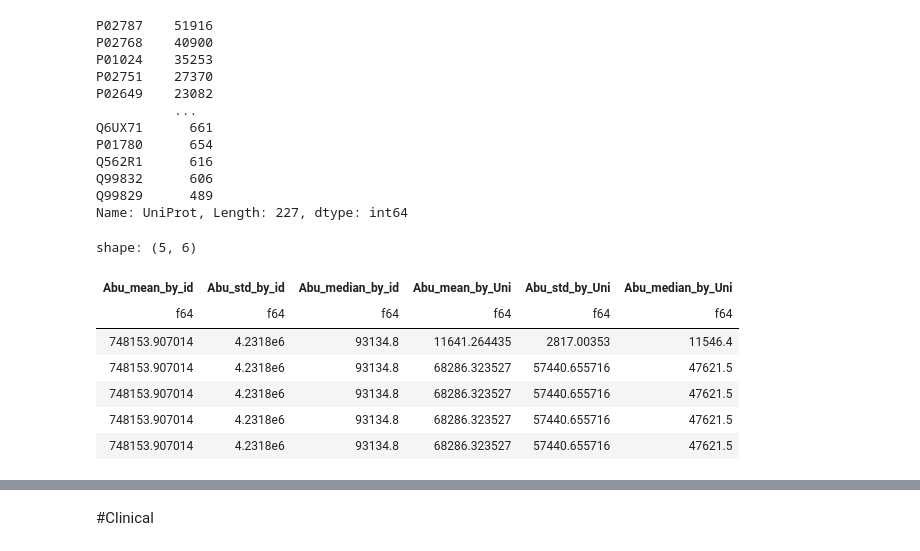
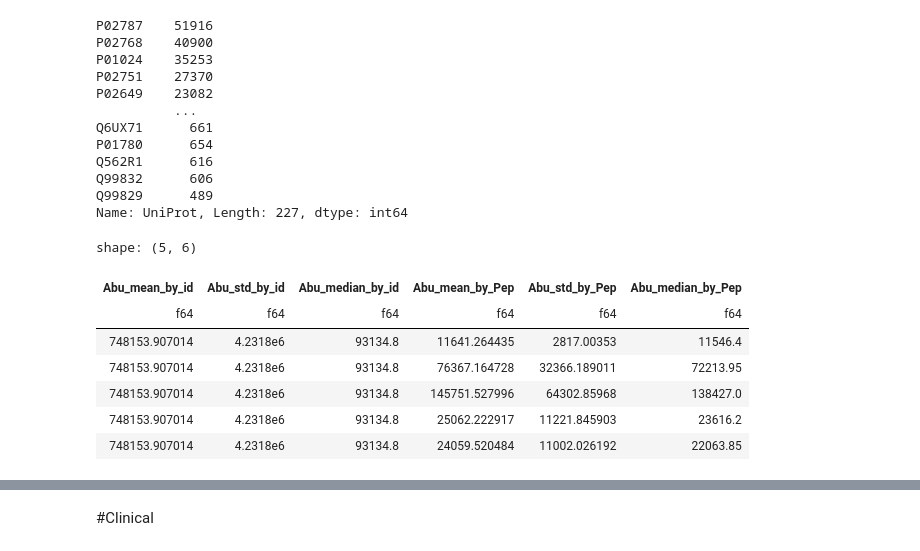
Before and after one commit to kunai-3txk/Compe_tonyobyo, a Jupyter notebook: AMP_FeatureStore.ipynb, the cells around one changed output, grey strips where cells are left out. Drawn from its saved outputs; the diff is of its cells as text; code cells hidden in the pictures.

```diff
--- a/AMP_FeatureStore.ipynb
+++ b/AMP_FeatureStore.ipynb
@@ -134,19 +144,19 @@ Name: UniProt, Length: 227, dtype: int64
 # %%
 train_peptides_ = pl.DataFrame(train_peptides).select([
     pl.mean('PeptideAbundance').over('visit_id').alias('Abu_mean_by_id')
    ,pl.std('PeptideAbundance').over('visit_id').alias('Abu_std_by_id')
    ,pl.median('PeptideAbundance').over('visit_id').alias('Abu_median_by_id')
-   ,pl.mean('PeptideAbundance').over('UniProt').alias('Abu_mean_by_Uni')
-   ,pl.std('PeptideAbundance').over('UniProt').alias('Abu_std_by_Uni')
-   ,pl.median('PeptideAbundance').over('UniProt').alias('Abu_median_by_Uni')
+   ,pl.mean('PeptideAbundance').over('Peptide').alias('Abu_mean_by_Pep')
+   ,pl.std('PeptideAbundance').over('Peptide').alias('Abu_std_by_Pep')
+   ,pl.median('PeptideAbundance').over('Peptide').alias('Abu_median_by_Pep')
 ])
 train_peptides_.head()
 # %% [output]
 shape: (5, 6)
-| Abu_mean_by_id | Abu_std_by_id | Abu_median_by_id | Abu_mean_by_Uni | Abu_std_by_Uni | Abu_median_by_Uni |
+| Abu_mean_by_id | Abu_std_by_id | Abu_median_by_id | Abu_mean_by_Pep | Abu_std_by_Pep | Abu_median_by_Pep |
 | f64 | f64 | f64 | f64 | f64 | f64 |
 | 748153.907014 | 4.2318e6 | 93134.8 | 11641.264435 | 2817.00353 | 11546.4 |
-| 748153.907014 | 4.2318e6 | 93134.8 | 68286.323527 | 57440.655716 | 47621.5 |
-| 748153.907014 | 4.2318e6 | 93134.8 | 68286.323527 | 57440.655716 | 47621.5 |
-| 748153.907014 | 4.2318e6 | 93134.8 | 68286.323527 | 57440.655716 | 47621.5 |
-| 748153.907014 | 4.2318e6 | 93134.8 | 68286.323527 | 57440.655716 | 47621.5 |
+| 748153.907014 | 4.2318e6 | 93134.8 | 76367.164728 | 32366.189011 | 72213.95 |
+| 748153.907014 | 4.2318e6 | 93134.8 | 145751.527996 | 64302.85968 | 138427.0 |
+| 748153.907014 | 4.2318e6 | 93134.8 | 25062.222917 | 11221.845903 | 23616.2 |
+| 748153.907014 | 4.2318e6 | 93134.8 | 24059.520484 | 11002.026192 | 22063.85 |
```
Also changed, not shown: parts of 17 cells of this notebook.
